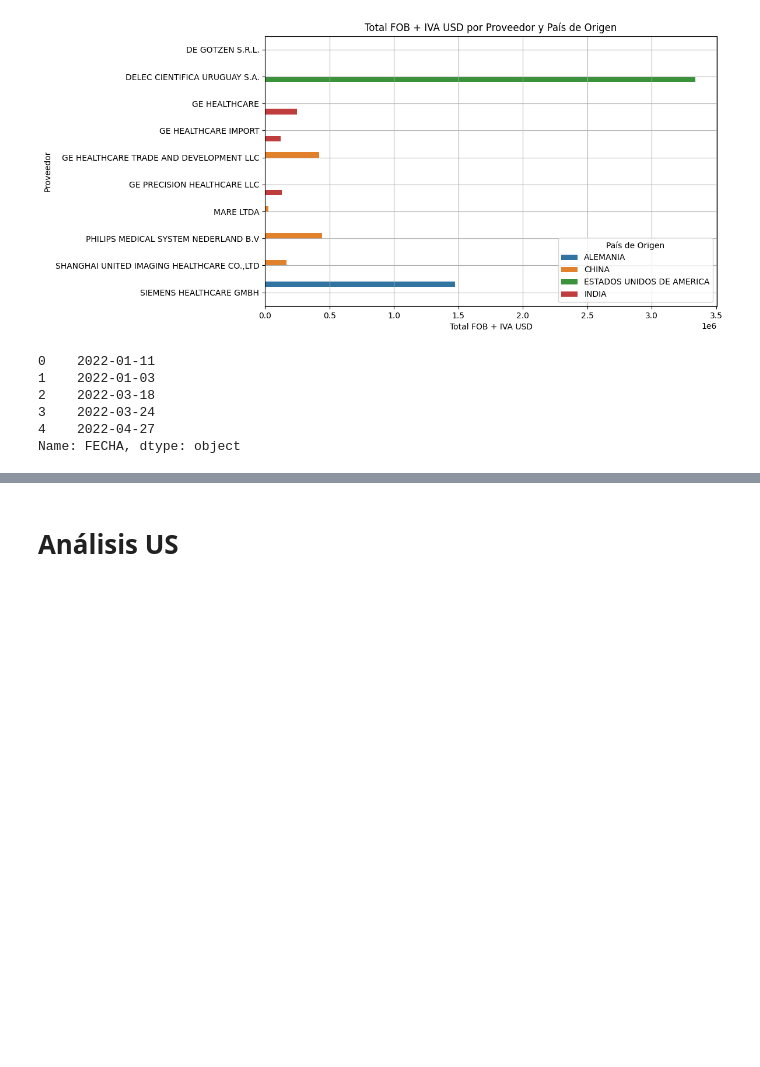
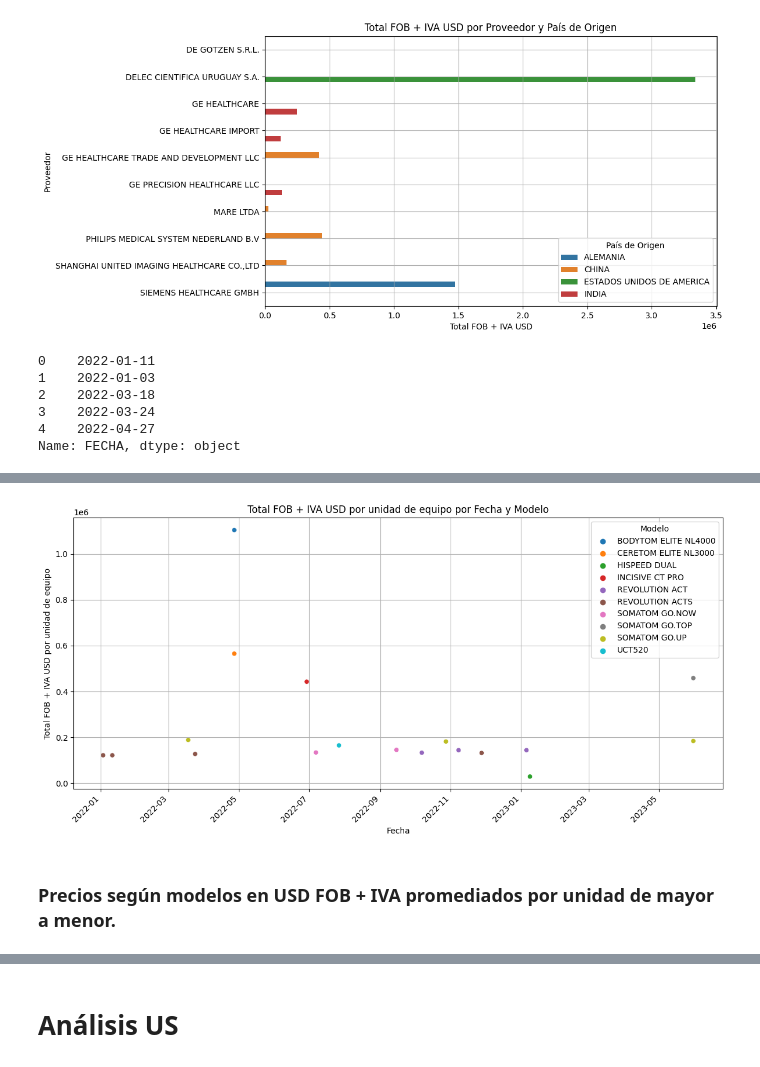
Before and after one commit to christian180492/An-lisis-Importaciones, a Jupyter notebook: Estudio_Importaciones_2022.ipynb, the cells around one changed output, grey strips where cells are left out. Cells and saved outputs as stored; diff of their text form; code cells hidden in the pictures; blank space fills up the shorter version.

Commit message:
Modificaciones a los gráficos.

```diff
--- a/Estudio_Importaciones_2022.ipynb
+++ b/Estudio_Importaciones_2022.ipynb
@@ -439,0 +450,23 @@ plt.show()
+# %%
+plt.figure(figsize=(12, 6))
+
+# Agrupar por fecha y modelo y promediar el total
+fecha_modelo_total = data_TC.groupby(['FECHA', 'MODELO'])['Total por Unidad'].mean().reset_index()
+
+# Crear el gráfico de barras
+ax = sns.scatterplot(data=fecha_modelo_total, x='FECHA', y='Total por Unidad', hue='MODELO')
+plt.xlabel('Fecha')
+plt.ylabel('Total FOB + IVA USD por unidad de equipo')
+plt.title('Total FOB + IVA USD por unidad de equipo por Fecha y Modelo')
+plt.xticks(rotation=45, ha='right')
+plt.legend(title='Modelo')
+
+# Activar las grillas
+plt.grid(True)
+
+plt.tight_layout()
+plt.show()
+# %% [output]
+[figure, added]
+# %% [markdown]
+### Precios según modelos en USD FOB + IVA promediados por unidad de mayor a menor.
```
Also changed, not shown: parts of 9 cells of this notebook.
